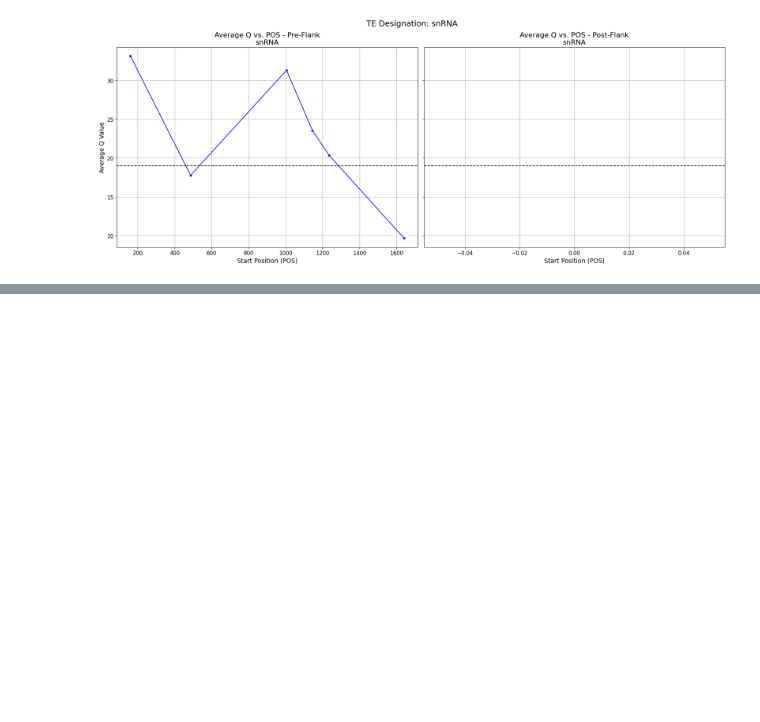
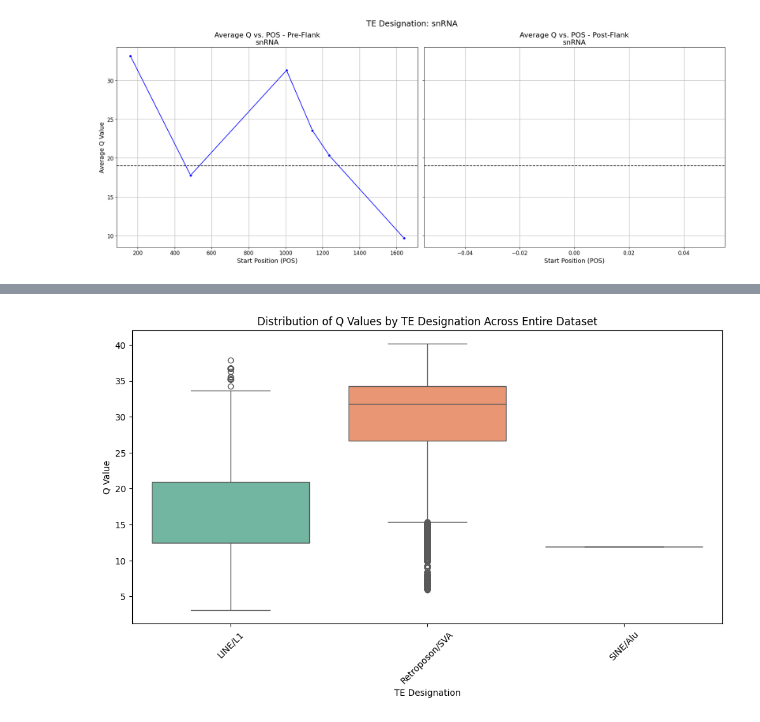
Before and after one commit to alexturcoo/PhasedHapAssembly-nonB, a Jupyter notebook: analysis_scripts/flank_enrichment_gquads.ipynb, the cells around one changed output, grey strips where cells are left out. Saved outputs shown, nothing was run; the diff lists cells and outputs as text; code cells hidden in the pictures; blank space fills up the shorter version.

Commit message:
cleaned up analysis scripts a little

```diff
--- a/analysis_scripts/flank_enrichment_gquads.ipynb
+++ b/analysis_scripts/flank_enrichment_gquads.ipynb
@@ -1177,0 +1252,22 @@ Density plots successfully created and saved.
+# %%
+import pandas as pd
+import matplotlib.pyplot as plt
+import seaborn as sns
+
+# Load the dataset
+df = pd.read_csv("/home/alextu/scratch/mei_analysis/all_combined_quadron_results_MEI_sequences_with_TE_designations.csv")
+
+# Convert Q values to numeric (handle any possible formatting issues)
+df['Q'] = pd.to_numeric(df['Q'], errors='coerce')
+
+# Create the boxplot for Q values by TE designation
+plt.figure(figsize=(12, 6))
+sns.boxplot(data=df, x="te_designation", y="Q", hue="te_designation", palette="Set2", dodge=False, legend=False)
+
+plt.xlabel("TE Designation")
+plt.ylabel("Q Value")
+plt.title("Distribution of Q Values by TE Designation Across Entire Dataset")
+plt.xticks(rotation=45)  # Rotate labels if necessary
+plt.show()
+# %% [output]
+[figure, added]
```
Also changed, not shown: parts of 6 cells of this notebook, 13 other files.
